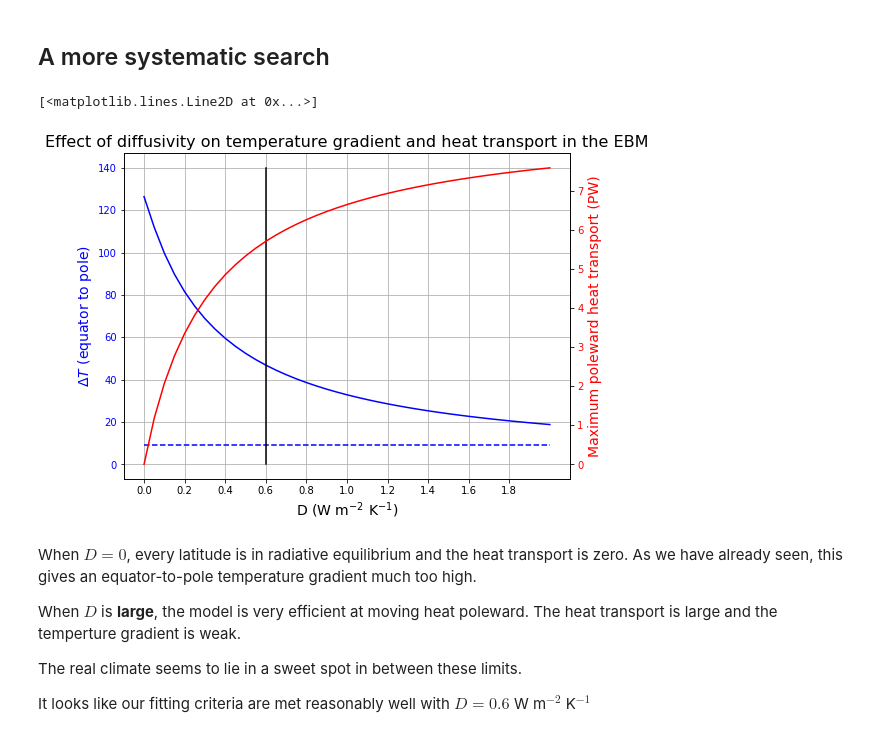
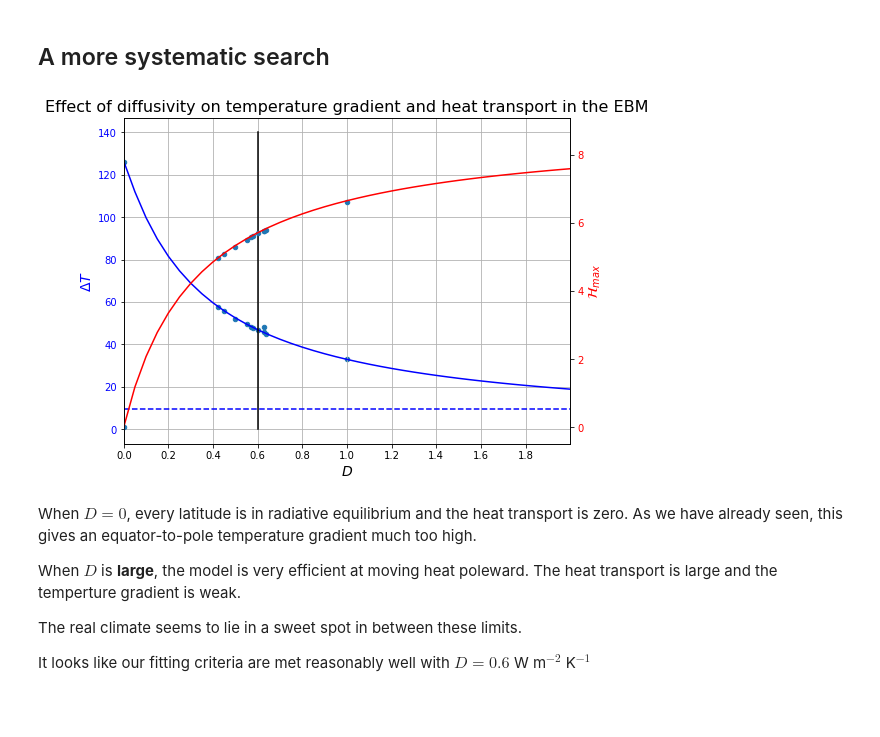
Before and after one commit to brian-rose/env-415, a Jupyter notebook: notes/L16_EBM.ipynb, the cells around one changed output. Cells and saved outputs as stored; diff of their text form; code cells hidden in the pictures; blank space fills up the shorter version.

Commit message:
Add classdata to main plot

```diff
--- a/notes/L16_EBM.ipynb
+++ b/notes/L16_EBM.ipynb
@@ -520,28 +520,30 @@ for D in Darray:
 # %%
 color1 = 'b'
 color2 = 'r'
 
-fig = plt.figure(figsize=(8,6))
-ax1 = fig.add_subplot(111)
+fig, ax1 = plt.subplots(figsize=(8,6))
 ax1.plot(Darray, deltaT_list, color=color1)
 ax1.plot(Darray, Tmean_list, 'b--')
 ax1.set_xlabel('D (W m$^{-2}$ K$^{-1}$)', fontsize=14)
 ax1.set_xticks(np.arange(Darray[0], Darray[-1], 0.2))
 ax1.set_ylabel('$\Delta T$ (equator to pole)', fontsize=14,  color=color1)
 for tl in ax1.get_yticklabels():
     tl.set_color(color1)
 ax2 = ax1.twinx()
 ax2.plot(Darray, Hmax_list, color=color2)
 ax2.set_ylabel('Maximum poleward heat transport (PW)', fontsize=14, color=color2)
 for tl in ax2.get_yticklabels():
     tl.set_color(color2)
 ax1.set_title('Effect of diffusivity on temperature gradient and heat transport in the EBM', fontsize=16)
+#  Add our crowd-sourced data to the figure
+classdata.plot.scatter(x='$D$', y='$\Delta T$', ax=ax1)
+classdata.plot.scatter(x='$D$', y='$\mathcal{H}_{max}$', ax=ax2)
+for ax in [ax1, ax2]:
+    ax.set_xlim(0,2)
+ax1.plot([0.6, 0.6], [0, 140], 'k-')
 ax1.grid()
-
-ax1.plot([0.6, 0.6], [0, 140], 'k-')
 # %% [output]
-[<matplotlib.lines.Line2D at 0x...>]
-[figure, old version]
+[figure, new version]
 # %% [markdown]
 When $D=0$, every latitude is in radiative equilibrium and the heat transport is zero. As we have already seen, this gives an equator-to-pole temperature gradient much too high.
 
```
Also changed, not shown: parts of 3 cells of this notebook.
